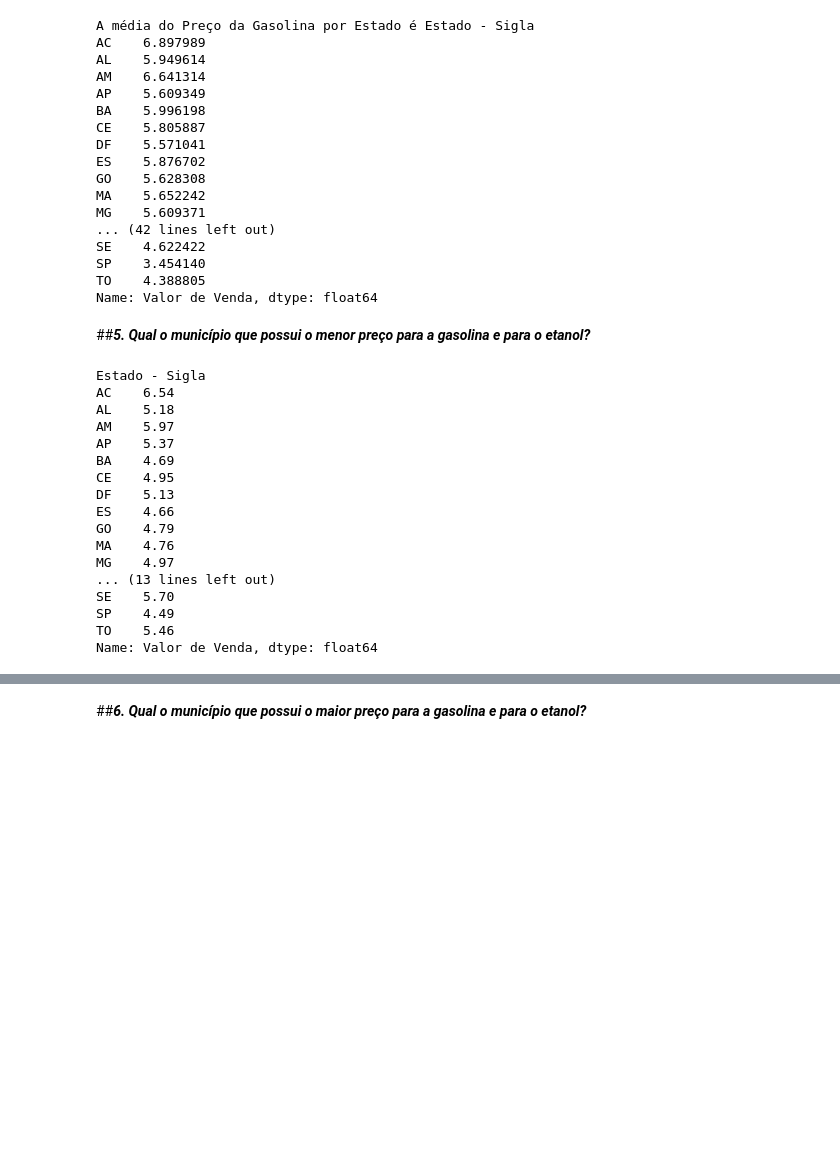
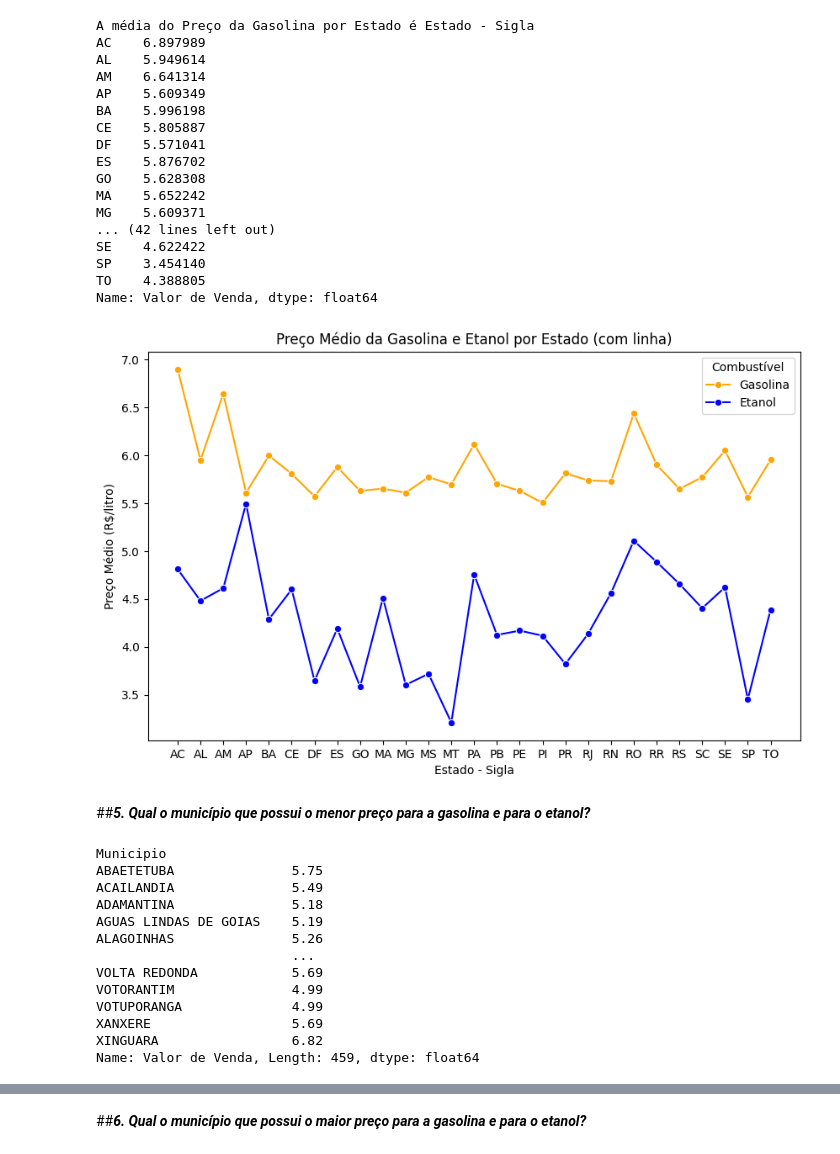
Before and after one commit to alsantosad/PROJECT-ROCKET, a Jupyter notebook: M4TRABALHO_EM_GRUPO.ipynb, the cells around one changed output, grey strips where cells are left out. Cells and saved outputs as stored; diff of their text form; code cells hidden in the pictures; blank space fills up the shorter version.

```diff
--- a/M4TRABALHO_EM_GRUPO.ipynb
+++ b/M4TRABALHO_EM_GRUPO.ipynb
@@ -406,35 +406,40 @@ SE    4.622422
 SP    3.454140
 TO    4.388805
 Name: Valor de Venda, dtype: float64
+# %%
+# Juntando os dataframes para facilitar a visualização
+df = pd.DataFrame({'Gasolina': media_gasolina_por_estado, 'Etanol': media_etanol_por_estado}).reset_index()
+
+# Criando o gráfico de linhas usando seaborn com cores personalizadas
+plt.figure(figsize=(10, 6))
+sns.lineplot(data=df.melt('Estado - Sigla', var_name='Combustível', value_name='Preço Médio (R$/litro)'),
+             x='Estado - Sigla', y='Preço Médio (R$/litro)', hue='Combustível', marker='o', palette={'Gasolina': 'orange', 'Etanol': 'blue'})
+plt.title('Preço Médio da Gasolina e Etanol por Estado (com linha)')
+plt.xlabel('Estado - Sigla')
+plt.ylabel('Preço Médio (R$/litro)')
+
+plt.show()
+# %% [output]
+[figure, added]
 # %% [markdown]
 ##***5. Qual o município que possui o menor preço para a gasolina e para o etanol?***
 # %%
-# Filtra apenas as linhas relacionadas à gasolina
-gasolina_df = dfproc[dfproc['Produto'] == 'GASOLINA']
-
-# Filtra apenas as linhas relacionadas ao etanol
-etanol_df = dfproc[dfproc['Produto'] == 'ETANOL']
-
 # Calcula o preço minimo da gasolina para cada estado
-min_gasolina_por_estado = gasolina_df.groupby('Estado - Sigla')['Valor de Venda'].min()
+min_gasolina_por_estado = gasolina_df.groupby('Municipio')['Valor de Venda'].min()
 min_gasolina_por_estado
 # %% [output]
-Estado - Sigla
-AC    6.54
-AL    5.18
-AM    5.97
-AP    5.37
-BA    4.69
-CE    4.95
-DF    5.13
-ES    4.66
-GO    4.79
-MA    4.76
-MG    4.97
-... (13 lines left out)
-SE    5.70
-SP    4.49
-TO    5.46
-Name: Valor de Venda, dtype: float64
+Municipio
+ABAETETUBA               5.75
+ACAILANDIA               5.49
+ADAMANTINA               5.18
+AGUAS LINDAS DE GOIAS    5.19
+ALAGOINHAS               5.26
+                         ...
+VOLTA REDONDA            5.69
+VOTORANTIM               4.99
+VOTUPORANGA              4.99
+XANXERE                  5.69
+XINGUARA                 6.82
+Name: Valor de Venda, Length: 459, dtype: float64
 # %%
 # Calcula o preço minimo do etanol para cada estado
```
Also changed, not shown: parts of 3 cells of this notebook.
